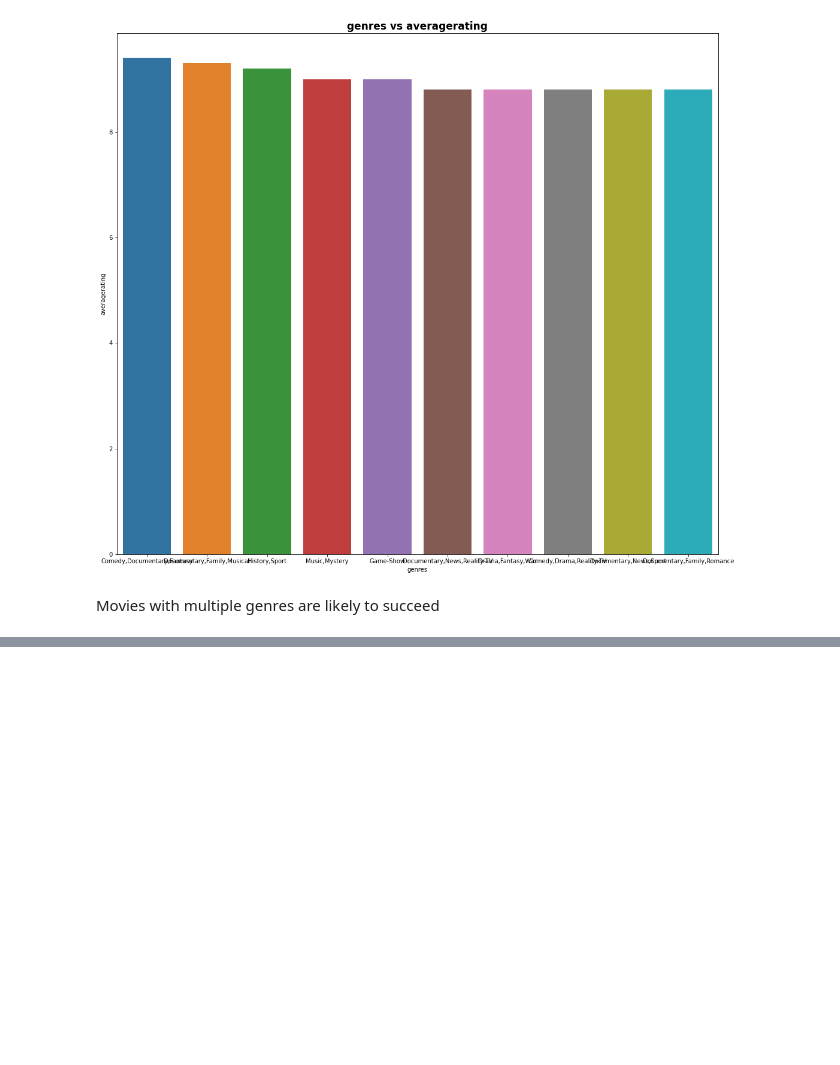
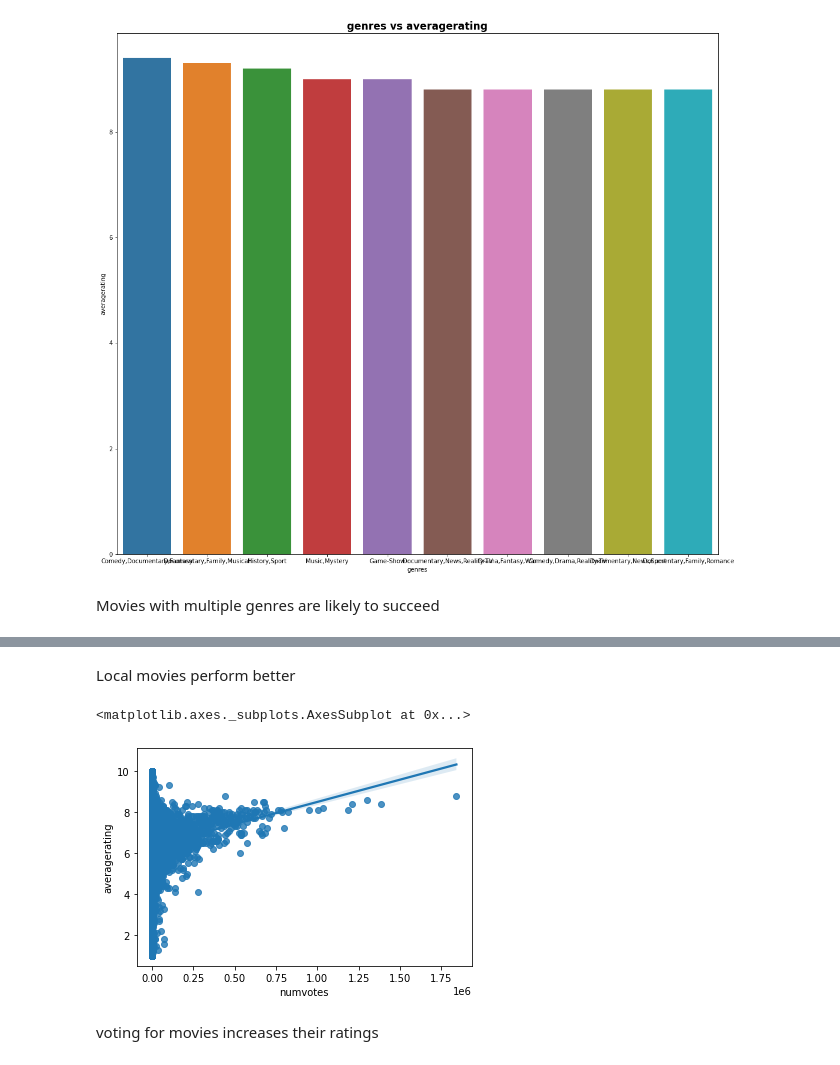
Before and after one commit to DarvinKerubo/dsc-phase-1-project, a Jupyter notebook: student.ipynb, the cells around one changed output, grey strips where cells are left out. Drawn from its saved outputs; the diff is of its cells as text; code cells hidden in the pictures; blank space fills up the shorter version.

```diff
--- a/student.ipynb
+++ b/student.ipynb
@@ -439,0 +463,9 @@ ax.set_ylabel
+# %% [markdown]
+Local movies perform better
+# %%
+sns.regplot(data=analyze_imdball ,x="numvotes",y="averagerating")
+# %% [output]
+<matplotlib.axes._subplots.AxesSubplot at 0x...>
+[figure, added]
+# %% [markdown]
+voting for movies increases their ratings
```
Also changed, not shown: parts of 4 cells of this notebook.
